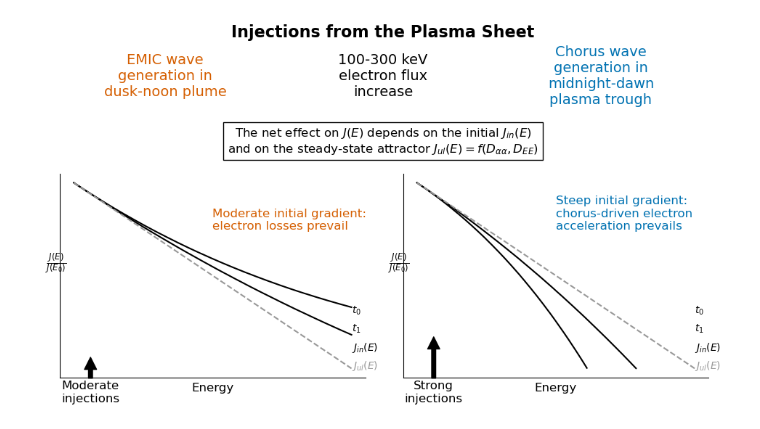
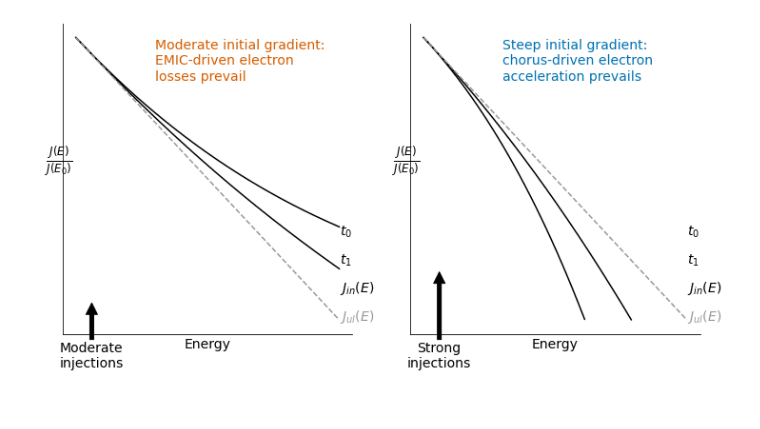
Before and after one commit to Beforerr/EMIC_multi-satellites_study, a Jupyter notebook: nbs/100_plot.ipynb, the cells around one changed output. Saved outputs shown, nothing was run; the diff lists cells and outputs as text; code cells hidden in the pictures.

Commit message:
update: schematic figure

```diff
--- a/nbs/100_plot.ipynb
+++ b/nbs/100_plot.ipynb
@@ -43,16 +80,8 @@ def set_axis(ax: Axes, xlabel = xlabel, ylabel = ylabel):
     ax.spines['right'].set_visible(False)
 # %%
 # Data for the left plot (Moderate injections)
-E = np.linspace(0, 1, 1000)
-
 def f(x, a = 0):
     return 1 - np.exp(a * x) * x
-
-J_ul = f(E)
-J_t0_left = f(E, -0.4)
-J_t1_left = f(E, -0.2)
-J_t0_right = f(E, 0.8)
-J_t1_right = f(E, 0.3)
 # %%
 def pairlimits(
     pair,
@@ -70,16 +99,6 @@ def limits(x,y,xlim=None,ylim=None):
     pair = pairlimits(zip(x,y), xlim, ylim)
     return list(zip(*pair))
 # %%
-def figtext(x, y, t, **kwargs):
-    kwargs = {"ha": "center", "va": "center"} | kwargs
-    plt.figtext(x, y, t, **kwargs)
-
-
-def boxtext(x, y, t, **kwargs):
-    bbox = dict(facecolor="none")
-    figtext(x, y, t, bbox=bbox, **kwargs)
-
-
 def arrowtext(ax: Axes, t, xy=(0.1, 0.1), **kwargs):
     ax.annotate(
         t,
@@ -90,7 +109,6 @@ def arrowtext(ax: Axes, t, xy=(0.1, 0.1), **kwargs):
         textcoords="axes fraction",
         va="center",
         ha="center",
-        fontsize="large",
     )
 
 def addtexts(ax):
@@ -99,39 +117,41 @@ def addtexts(ax):
     ax.text(1,0.1, "$J_{in}(E)$")
     ax.text(1,0, "$J_{ul}(E)$", color=grey)
 # %%
-# Create figure and subplots
-fig, axes = plt.subplots(1, 2, figsize=(12, 6))
+def plot_part_2(axes: list[Axes]):
+    f0title = "Moderate\ninjections"
+    f1title = "Strong\ninjections"
 
-# Left plot: Moderate injections
-axes[0].plot(E, J_t0_left, label="J_in(E)", color="black")
-axes[0].plot(E, J_t1_left, label="J_in(E)", color="black")
-axes[0].plot(E, J_ul, label="J_ul(E)", color=grey, linestyle="--")
+    f0text = "Moderate initial gradient:\nEMIC-driven electron\nlosses prevail"
+    f1text = "Steep initial gradient:\nchorus-driven electron\nacceleration prevails"
 
-# Right plot: Strong injections
-axes[1].plot(*limits(E, J_t0_right, ylim=(0,1)), label="J_in(E)", color="black")
-axes[1].plot(*limits(E, J_t1_right, ylim=(0,1)), label="J_in(E)", color="black")
-axes[1].plot(E, J_ul, label="J_ul(E)", color=grey, linestyle="--")
+    erg = np.linspace(0, 1, 1000)
+    J_ul = f(erg)
+    J_t0_left = f(erg, -0.4)
+    J_t1_left = f(erg, -0.2)
+    J_t0_right = f(erg, 0.8)
+    J_t1_right = f(erg, 0.3)
 
-arrowtext(axes[0], f0title, xy=(0.1, 0.1))
-axes[0].text(0.5, 0.75, f0text, fontsize="large", color=red)
-addtexts(axes[0])
+    # Left plot: Moderate injections
+    axes[0].plot(erg, J_t0_left, label="J_in(E)", color="black")
+    axes[0].plot(erg, J_t1_left, label="J_in(E)", color="black")
+    axes[0].plot(erg, J_ul, label="J_ul(E)", color=grey, linestyle="--")
 
-arrowtext(axes[1], f1title, xy = (0.1, 0.2))
-axes[1].text(0.5, 0.75, f1text, fontsize="large", color=blue)
-addtexts(axes[1])
+    # Right plot: Strong injections
+    axes[1].plot(*limits(erg, J_t0_right, ylim=(0,1)), label="J_in(E)", color="black")
+    axes[1].plot(*limits(erg, J_t1_right, ylim=(0,1)), label="J_in(E)", color="black")
+    axes[1].plot(erg, J_ul, label="J_ul(E)", color=grey, linestyle="--")
 
-# Adding the main annotation text
-figtext(0.5, 0.9, t, fontsize=16, weight="bold")
-figtext(0.25, 0.8, t1, color=red, fontsize=14)
-figtext(0.5, 0.8, t2, fontsize=14)
-figtext(0.75, 0.8, t3, color=blue, fontsize=14)
+    axes[0].text(0.3, 0.85, f0text, color=red)
+    arrowtext(axes[0], f0title, xy=(0.1, 0.1))
+    addtexts(axes[0])
+    set_axis(axes[0])
 
-boxtext(0.5, 0.65, summary, fontsize=12)
-# Show the plot
-set_axis(axes[0])
-set_axis(axes[1])
-plt.tight_layout(rect=[0.1, 0, 0.9, 0.6])
-plt.show()
-fig.savefig("../figures/schematic.pdf")
+    axes[1].text(0.3, 0.85, f1text, color=blue)
+    arrowtext(axes[1], f1title, xy = (0.1, 0.2))
+    addtexts(axes[1])
+    set_axis(axes[1])
+
+fig,axes = plt.subplots(1,2,figsize=(12, 6))
+plot_part_2(axes)
 # %% [output]
-[figure, old version]
+[figure, new version]
```
Also changed, not shown: parts of 7 cells of this notebook, 2 other files.
